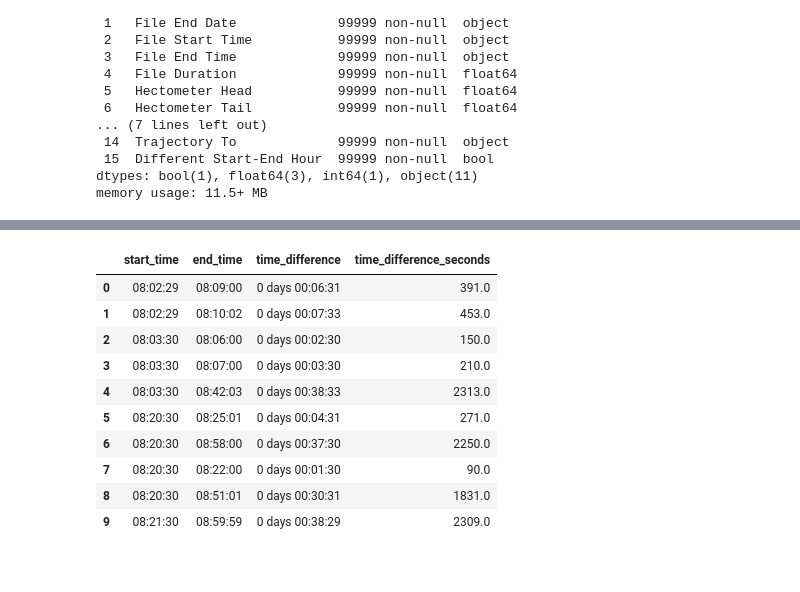
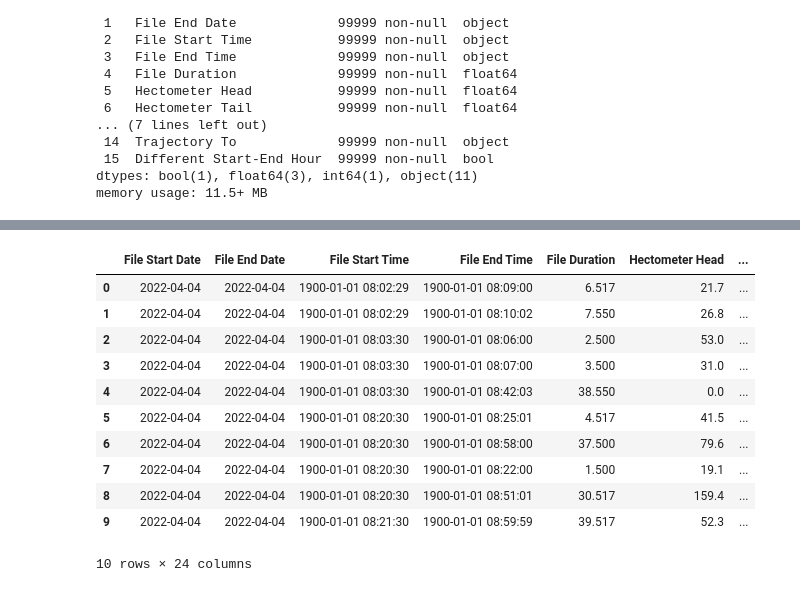
Before and after one commit to MichalI495002/S4-AI-JUGO-Assigment-, a Jupyter notebook: Data/Scripts/dataProcesing/dataProcessingSpliting.ipynb, the cells around one changed output, grey strips where cells are left out. Cells and saved outputs as stored; diff of their text form; code cells hidden in the pictures.

```diff
--- a/Data/Scripts/dataProcesing/dataProcessingSpliting.ipynb
+++ b/Data/Scripts/dataProcesing/dataProcessingSpliting.ipynb
@@ -152,40 +161,45 @@ sorted_split_traffic_data_df.head(10)
 # %%
+# Convert 'File Start Time' and 'File End Time' to datetime
 data_df['File Start Time'] = pd.to_datetime(data_df['File Start Time'], format='%H:%M:%S')
 data_df['File End Time'] = pd.to_datetime(data_df['File End Time'], format='%H:%M:%S')
 
 # Adding a dummy date to the time fields
 dummy_date = datetime(2000, 1, 1)  # The date doesn't matter, it's just a placeholder
 
 # Convert time to string and concatenate with dummy date
 data_df['start_datetime_full'] = pd.to_datetime(
     dummy_date.strftime('%Y-%m-%d') + ' ' + data_df['File Start Time'].dt.strftime('%H:%M:%S')
 )
 data_df['end_datetime_full'] = pd.to_datetime(
     dummy_date.strftime('%Y-%m-%d') + ' ' + data_df['File End Time'].dt.strftime('%H:%M:%S')
 )
 
 # Calculate the time difference
 data_df['time_difference'] = data_df['end_datetime_full'] - data_df['start_datetime_full']
 
-# Convert time difference to a desired format, like total seconds
+# Convert time difference to total seconds
 data_df['time_difference_seconds'] = data_df['time_difference'].dt.total_seconds()
+
+# Convert time difference to total minutes
+data_df['time_difference_minutes'] = data_df['time_difference_seconds'] / 60
 
 # Remove the dummy date, keeping only the time
 data_df['start_time'] = data_df['start_datetime_full'].dt.time
 data_df['end_time'] = data_df['end_datetime_full'].dt.time
 
 # Display the DataFrame
 pd.set_option('display.max_rows', 10)
-data_df[['start_time', 'end_time', 'time_difference', 'time_difference_seconds']].head(10)
+data_df.head(10)
 # %% [output]
-|  | start_time | end_time | time_difference | time_difference_seconds |
-| 0 | 08:02:29 | 08:09:00 | 0 days 00:06:31 | 391.0 |
-| 1 | 08:02:29 | 08:10:02 | 0 days 00:07:33 | 453.0 |
-| 2 | 08:03:30 | 08:06:00 | 0 days 00:02:30 | 150.0 |
-| 3 | 08:03:30 | 08:07:00 | 0 days 00:03:30 | 210.0 |
-| 4 | 08:03:30 | 08:42:03 | 0 days 00:38:33 | 2313.0 |
-| 5 | 08:20:30 | 08:25:01 | 0 days 00:04:31 | 271.0 |
-| 6 | 08:20:30 | 08:58:00 | 0 days 00:37:30 | 2250.0 |
-| 7 | 08:20:30 | 08:22:00 | 0 days 00:01:30 | 90.0 |
-| 8 | 08:20:30 | 08:51:01 | 0 days 00:30:31 | 1831.0 |
-| 9 | 08:21:30 | 08:59:59 | 0 days 00:38:29 | 2309.0 |
+|  | File Start Date | File End Date | File Start Time | File End Time | File Duration | Hectometer Head | ... |
+| 0 | 2022-04-04 | 2022-04-04 | 1900-01-01 08:02:29 | 1900-01-01 08:09:00 | 6.517 | 21.7 | ... |
+| 1 | 2022-04-04 | 2022-04-04 | 1900-01-01 08:02:29 | 1900-01-01 08:10:02 | 7.550 | 26.8 | ... |
+| 2 | 2022-04-04 | 2022-04-04 | 1900-01-01 08:03:30 | 1900-01-01 08:06:00 | 2.500 | 53.0 | ... |
+| 3 | 2022-04-04 | 2022-04-04 | 1900-01-01 08:03:30 | 1900-01-01 08:07:00 | 3.500 | 31.0 | ... |
+| 4 | 2022-04-04 | 2022-04-04 | 1900-01-01 08:03:30 | 1900-01-01 08:42:03 | 38.550 | 0.0 | ... |
+| 5 | 2022-04-04 | 2022-04-04 | 1900-01-01 08:20:30 | 1900-01-01 08:25:01 | 4.517 | 41.5 | ... |
+| 6 | 2022-04-04 | 2022-04-04 | 1900-01-01 08:20:30 | 1900-01-01 08:58:00 | 37.500 | 79.6 | ... |
+| 7 | 2022-04-04 | 2022-04-04 | 1900-01-01 08:20:30 | 1900-01-01 08:22:00 | 1.500 | 19.1 | ... |
+| 8 | 2022-04-04 | 2022-04-04 | 1900-01-01 08:20:30 | 1900-01-01 08:51:01 | 30.517 | 159.4 | ... |
+| 9 | 2022-04-04 | 2022-04-04 | 1900-01-01 08:21:30 | 1900-01-01 08:59:59 | 39.517 | 52.3 | ... |
+10 rows × 24 columns
```
Also changed, not shown: parts of 7 cells of this notebook, 7 other files.
